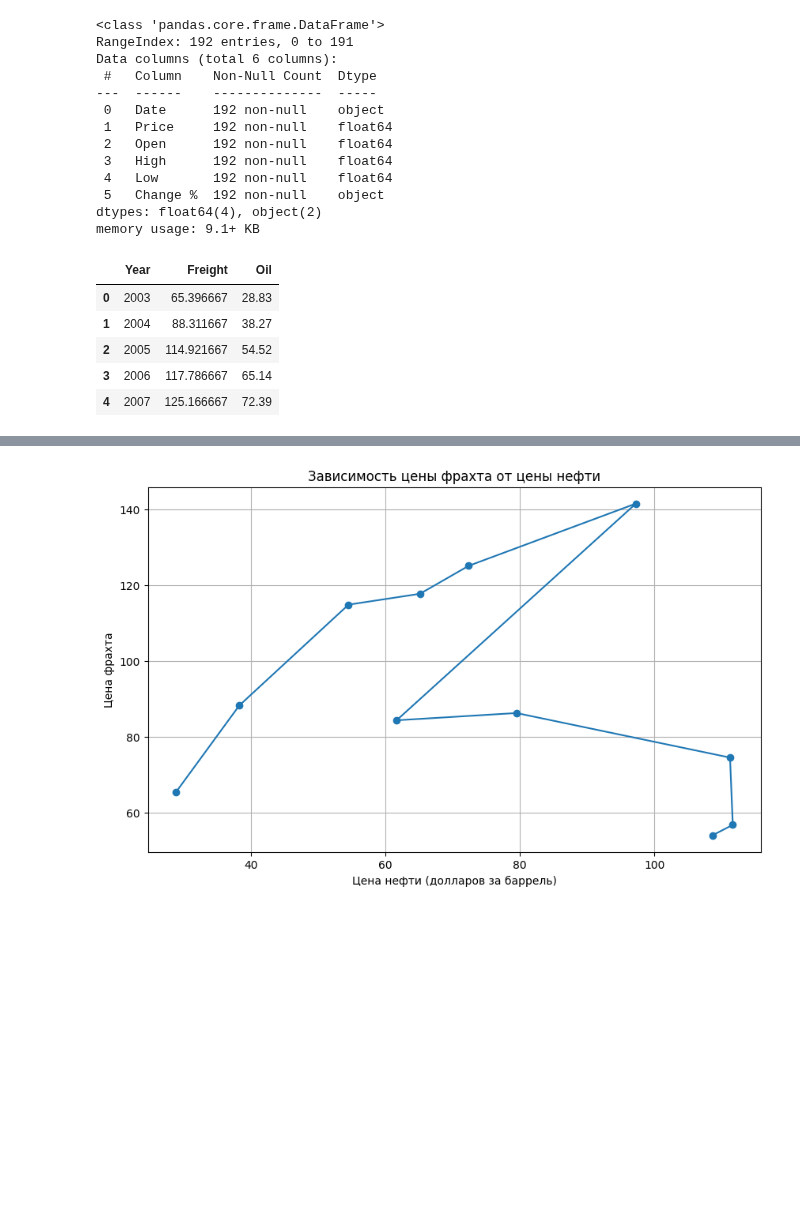
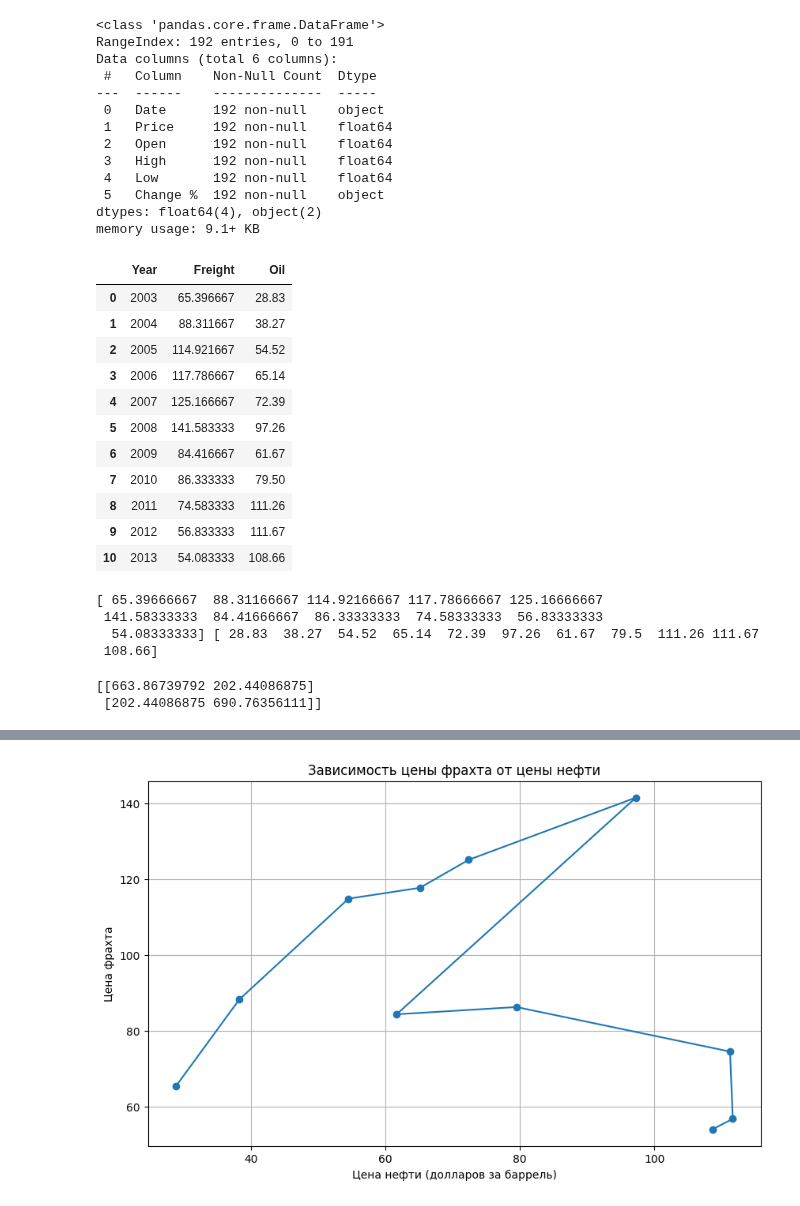
Before and after one commit to ArseniiAntonian/demand_forecasting, a Jupyter notebook: data_preprocessing.ipynb, the cells around one changed output, grey strips where cells are left out. Cells and saved outputs as stored; diff of their text form; code cells hidden in the pictures; blank space fills up the shorter version.

```diff
--- a/data_preprocessing.ipynb
+++ b/data_preprocessing.ipynb
@@ -50,19 +51,40 @@ df_oil.rename(columns={'Год': 'Year'}, inplace=True)
 # %%
 df_freight_yearly = df_freight.groupby('Year').agg({'Price': 'mean'}).reset_index()
 df_freight_yearly.rename(columns={'Price': 'Freight'}, inplace=True)
 df_oil.rename(columns={'Реальная цена долларов за баррель': 'Oil'}, inplace=True)
 # Объединение данных по году
 merged_df = pd.merge(df_freight_yearly, df_oil, on='Year', how='inner')
 merged_df = merged_df.drop('Актуализация на 2013' , axis=1)
 
-merged_df.head(5)
+merged_df.head(15)
 # %% [output]
 |  | Year | Freight | Oil |
 | 0 | 2003 | 65.396667 | 28.83 |
 | 1 | 2004 | 88.311667 | 38.27 |
 | 2 | 2005 | 114.921667 | 54.52 |
 | 3 | 2006 | 117.786667 | 65.14 |
 | 4 | 2007 | 125.166667 | 72.39 |
+| 5 | 2008 | 141.583333 | 97.26 |
+| 6 | 2009 | 84.416667 | 61.67 |
+| 7 | 2010 | 86.333333 | 79.50 |
+| 8 | 2011 | 74.583333 | 111.26 |
+| 9 | 2012 | 56.833333 | 111.67 |
+| 10 | 2013 | 54.083333 | 108.66 |
+# %%
+array_1 = merged_df["Freight"].values
+arr = merged_df["Oil"].values
+print(array_1,arr)
+# %% [output]
+[ 65.39666667  88.31166667 114.92166667 117.78666667 125.16666667
+ 141.58333333  84.41666667  86.33333333  74.58333333  56.83333333
+  54.08333333] [ 28.83  38.27  54.52  65.14  72.39  97.26  61.67  79.5  111.26 111.67
+ 108.66]
+# %%
+cov_matrix = np.cov(array_1[:9], arr[:9])
+print(cov_matrix)
+# %% [output]
+[[663.86739792 202.44086875]
+ [202.44086875 690.76356111]]
 # %%
 correlation_matrix = merged_df.drop('Year', axis=1).corr()
 plt.figure(figsize=(10, 8))
```
Also changed, not shown: parts of 2 cells of this notebook, 2 other files.
